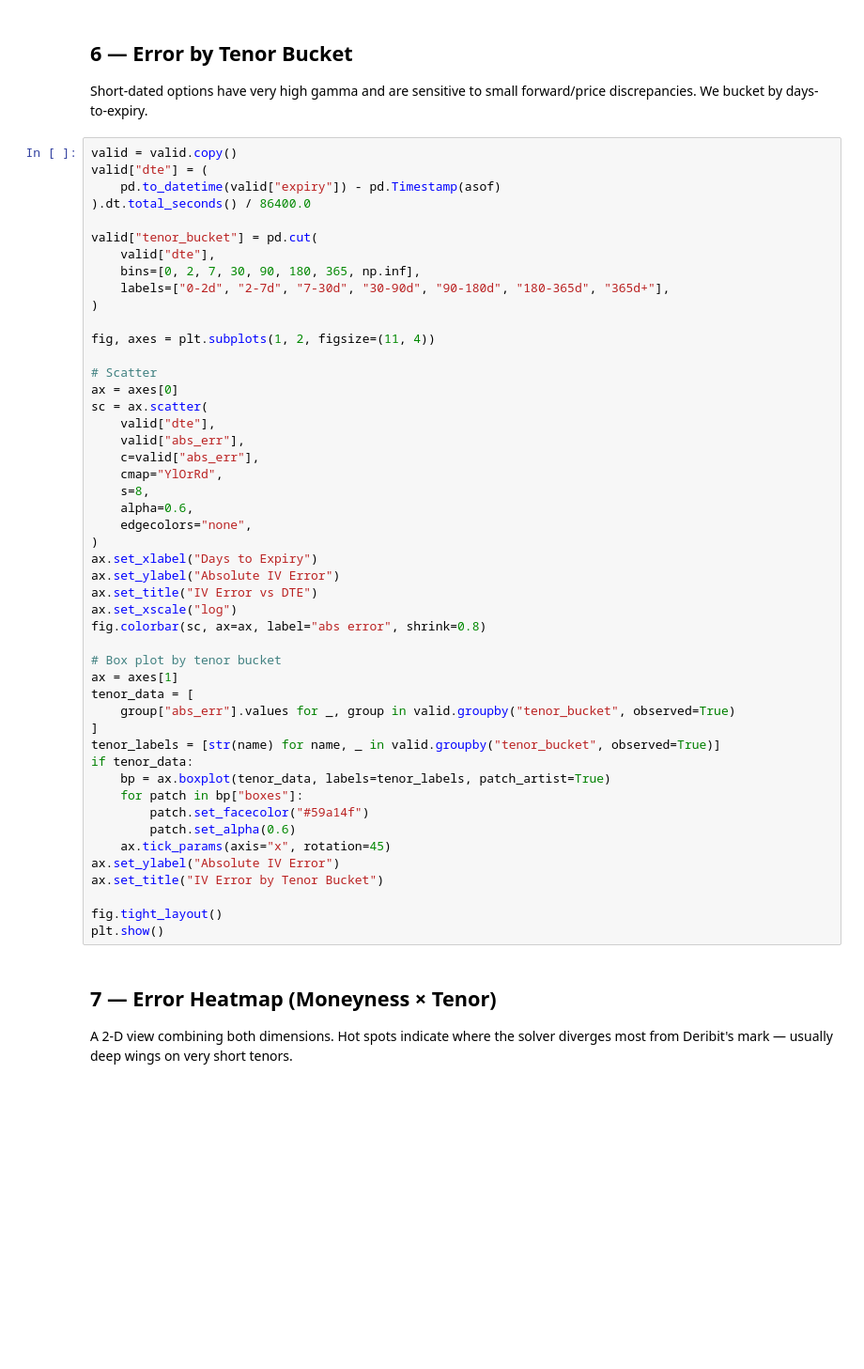
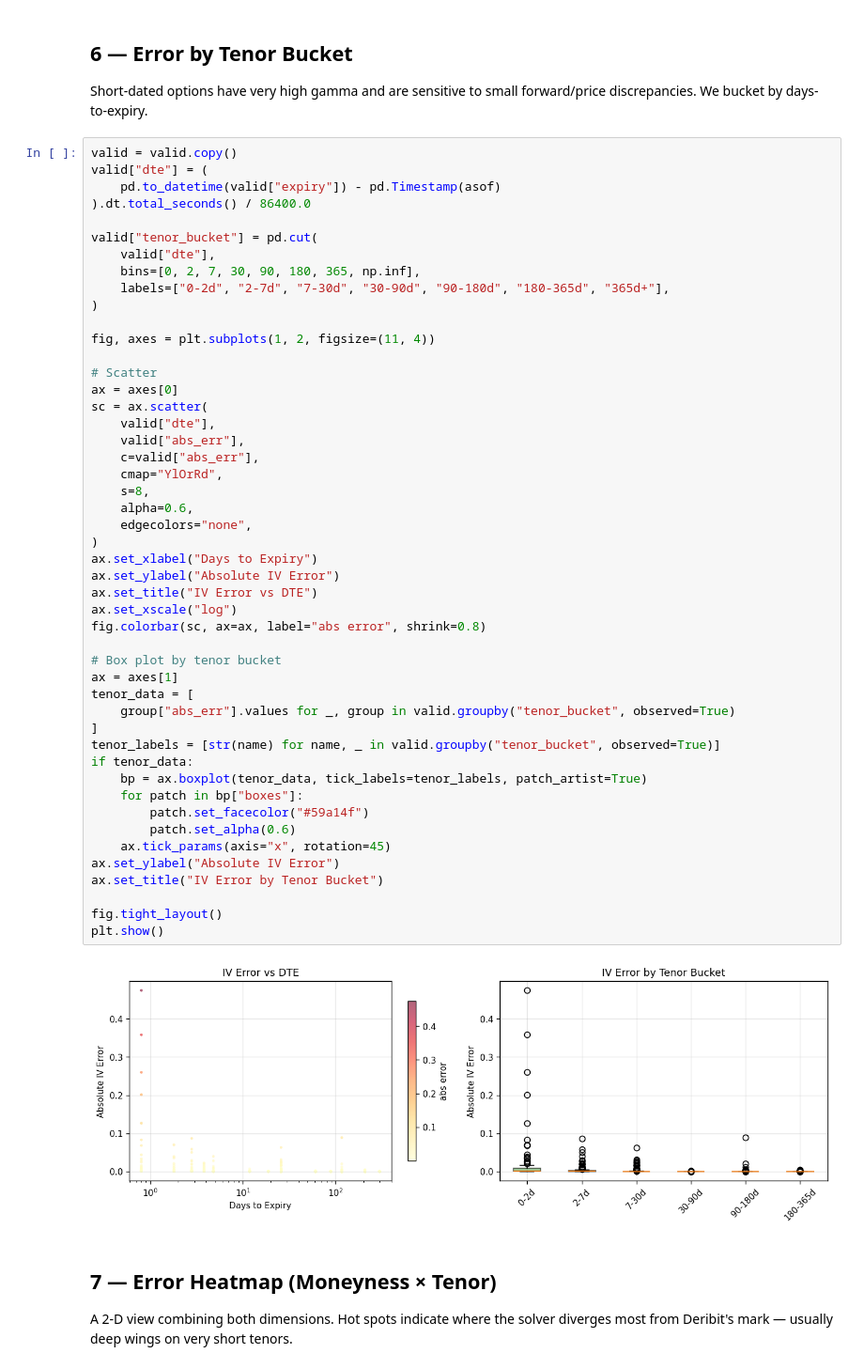
Before and after one commit to vicw0ng-hk/basis-vol-lab, a Jupyter notebook: notebooks/01_iv_greek_validation.ipynb, the cells around one changed output. Shown at 94% size. Cells and saved outputs as stored; diff of their text form; blank space fills up the shorter version.

```diff
--- a/notebooks/01_iv_greek_validation.ipynb
+++ b/notebooks/01_iv_greek_validation.ipynb
@@ -217,34 +248,36 @@ sc = ax.scatter(
     valid["dte"],
     valid["abs_err"],
     c=valid["abs_err"],
     cmap="YlOrRd",
     s=8,
     alpha=0.6,
     edgecolors="none",
 )
 ax.set_xlabel("Days to Expiry")
 ax.set_ylabel("Absolute IV Error")
 ax.set_title("IV Error vs DTE")
 ax.set_xscale("log")
 fig.colorbar(sc, ax=ax, label="abs error", shrink=0.8)
 
 # Box plot by tenor bucket
 ax = axes[1]
 tenor_data = [
     group["abs_err"].values for _, group in valid.groupby("tenor_bucket", observed=True)
 ]
 tenor_labels = [str(name) for name, _ in valid.groupby("tenor_bucket", observed=True)]
 if tenor_data:
-    bp = ax.boxplot(tenor_data, labels=tenor_labels, patch_artist=True)
+    bp = ax.boxplot(tenor_data, tick_labels=tenor_labels, patch_artist=True)
     for patch in bp["boxes"]:
         patch.set_facecolor("#59a14f")
         patch.set_alpha(0.6)
     ax.tick_params(axis="x", rotation=45)
 ax.set_ylabel("Absolute IV Error")
 ax.set_title("IV Error by Tenor Bucket")
 
 fig.tight_layout()
 plt.show()
+# %% [output]
+[figure, added]
 # %% [markdown]
 ## 7 — Error Heatmap (Moneyness × Tenor)
 
```
Also changed, not shown: parts of 10 cells of this notebook, 2 other files.
